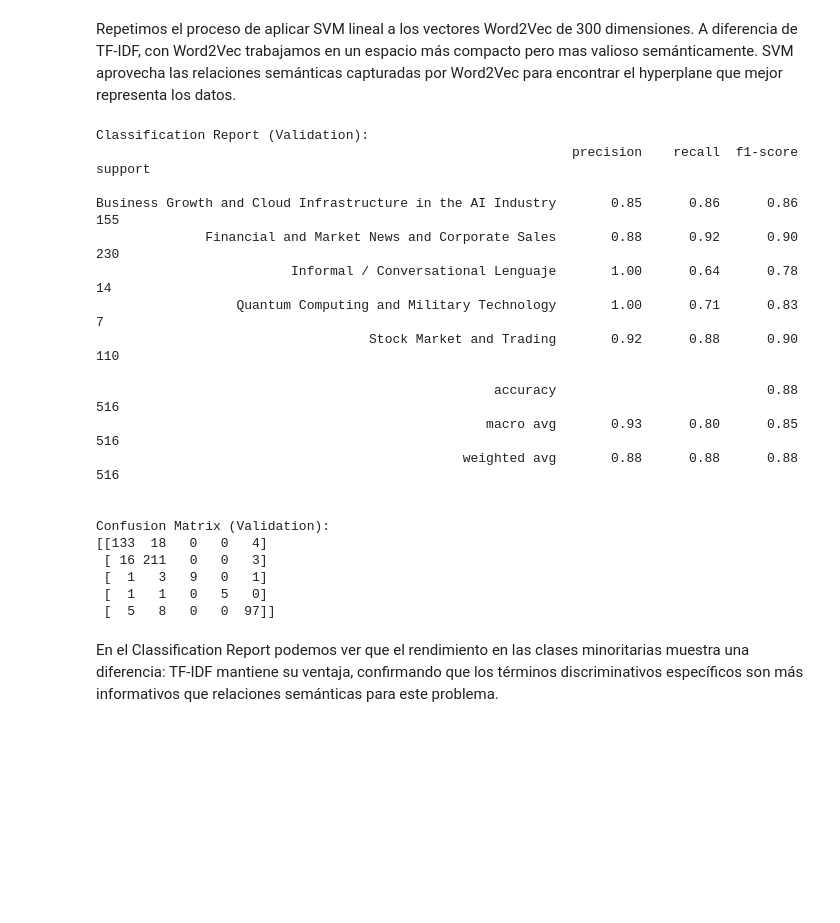
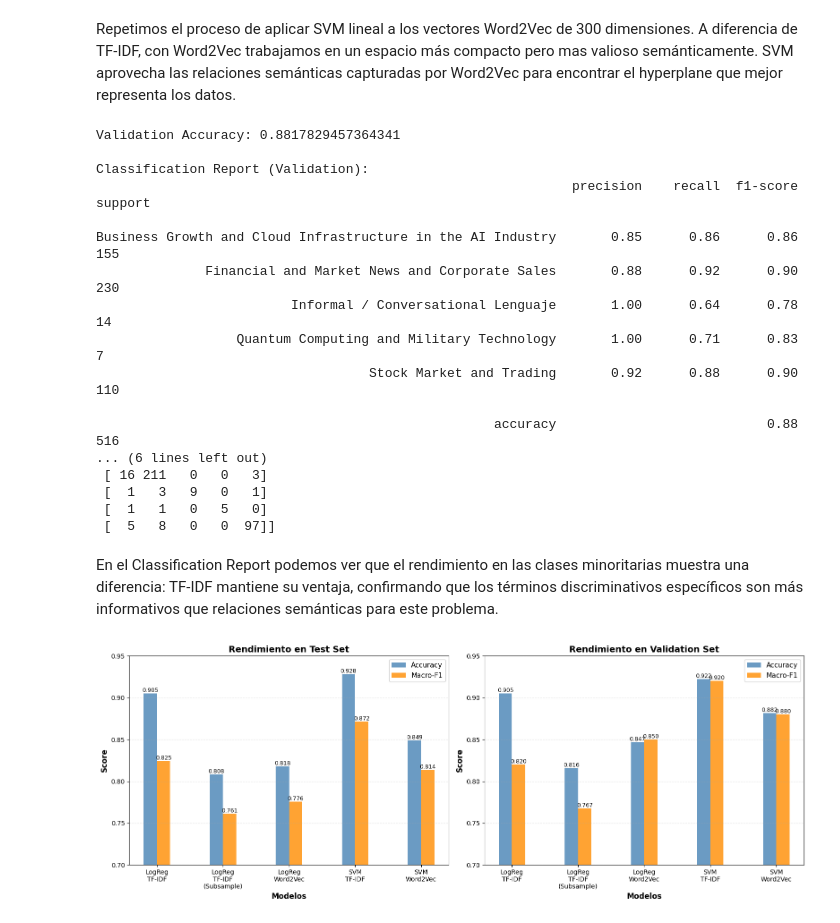
Before and after one commit to MateoPerezSuarez/FinTracker, a Jupyter notebook: src/Primera_Resolucion/Text_Classification/Shallow_Text_Classification.ipynb, the cells around one changed output. Saved outputs shown, nothing was run; the diff lists cells and outputs as text; code cells hidden in the pictures; blank space fills up the shorter version.

Commit message:
Plot resultados Shallow ML

```diff
--- a/src/Primera_Resolucion/Text_Classification/Shallow_Text_Classification.ipynb
+++ b/src/Primera_Resolucion/Text_Classification/Shallow_Text_Classification.ipynb
@@ -397,6 +391,7 @@ from sklearn.metrics import classification_report, confusion_matrix
 y_val_pred = svm.predict(Xw2v_val)
 
 acc = accuracy_score(yw2v_val, y_val_pred)
+print("Validation Accuracy:", acc)
 f1_macro = f1_score(yw2v_val, y_val_pred, average="macro")
 
 print("\nClassification Report (Validation):")
@@ -404,6 +399,8 @@ print(classification_report(yw2v_val, y_val_pred))
 print("\nConfusion Matrix (Validation):")
 print(confusion_matrix(yw2v_val, y_val_pred))
 # %% [output]
+Validation Accuracy: 0.8817829457364341
+
 Classification Report (Validation):
                                                              precision    recall  f1-score   support
 
@@ -414,15 +411,73 @@ Business Growth and Cloud Infrastructure in the AI Industry       0.85      0.86
                                    Stock Market and Trading       0.92      0.88      0.90       110
 
                                                    accuracy                           0.88       516
-                                                  macro avg       0.93      0.80      0.85       516
-                                               weighted avg       0.88      0.88      0.88       516
-
-
-Confusion Matrix (Validation):
-[[133  18   0   0   4]
+... (6 lines left out)
  [ 16 211   0   0   3]
  [  1   3   9   0   1]
  [  1   1   0   5   0]
  [  5   8   0   0  97]]
 # %% [markdown]
 En el Classification Report podemos ver que el rendimiento en las clases minoritarias muestra una diferencia: TF-IDF mantiene su ventaja, confirmando que los términos discriminativos específicos son más informativos que relaciones semánticas para este problema.
+# %%
+import matplotlib.pyplot as plt
+import numpy as np
+
+# Datos de rendimiento de los modelos
+models = ['LogReg\nTF-IDF', 'LogReg\nTF-IDF\n(Subsample)', 'LogReg\nWord2Vec', 'SVM\nTF-IDF', 'SVM\nWord2Vec']
+
+# Test
+test_accuracy = [0.9050, 0.8081, 0.8178, 0.9282,  0.8488]
+test_f1_macro = [0.8245, 0.7610,  0.7756,  0.8715, 0.8136]
+
+# Validation
+val_accuracy = [0.9050, 0.8158, 0.8468, 0.9224, 0.8817]
+val_f1_macro = [0.82, 0.7675, 0.85, 0.92, 0.88]
+x = np.arange(len(models))
+width = 0.2
+
+fig, (ax1, ax2) = plt.subplots(1, 2, figsize=(16, 6))
+
+# Gráfico 1: Test metrics
+bars1 = ax1.bar(x - width/2, test_accuracy, width, label='Accuracy', alpha=0.8, color='steelblue')
+bars2 = ax1.bar(x + width/2, test_f1_macro, width, label='Macro-F1', alpha=0.8, color='darkorange')
+
+ax1.set_xlabel('Modelos', fontsize=12, fontweight='bold')
+ax1.set_ylabel('Score', fontsize=12, fontweight='bold')
+ax1.set_title('Rendimiento en Test Set', fontsize=14, fontweight='bold')
+ax1.set_xticks(x)
+ax1.set_xticklabels(models, fontsize=10)
+ax1.legend(fontsize=11)
+ax1.set_ylim(0.70, 0.95)
+ax1.grid(axis='y', alpha=0.3, linestyle='--')
+
+# Añadir valores encima de las barras
+for bars in [bars1, bars2]:
+    for bar in bars:
+        height = bar.get_height()
+        ax1.text(bar.get_x() + bar.get_width()/2., height,
+                f'{height:.3f}', ha='center', va='bottom', fontsize=9)
+
+# Gráfico 2: Validation metrics
+bars3 = ax2.bar(x - width/2, val_accuracy, width, label='Accuracy', alpha=0.8, color='steelblue')
+bars4 = ax2.bar(x + width/2, val_f1_macro, width, label='Macro-F1', alpha=0.8, color='darkorange')
+
+ax2.set_xlabel('Modelos', fontsize=12, fontweight='bold')
+ax2.set_ylabel('Score', fontsize=12, fontweight='bold')
+ax2.set_title('Rendimiento en Validation Set', fontsize=14, fontweight='bold')
+ax2.set_xticks(x)
+ax2.set_xticklabels(models, fontsize=10)
+ax2.legend(fontsize=11)
+ax2.set_ylim(0.70, 0.95)
+ax2.grid(axis='y', alpha=0.3, linestyle='--')
+
+# Añadir valores encima de las barras
+for bars in [bars3, bars4]:
+    for bar in bars:
+        height = bar.get_height()
+        ax2.text(bar.get_x() + bar.get_width()/2., height,
+                f'{height:.3f}', ha='center', va='bottom', fontsize=9)
+
+plt.tight_layout()
+plt.show()
+# %% [output]
+[figure, added]
```
Also changed, not shown: parts of 3 cells of this notebook, 1 other file.
